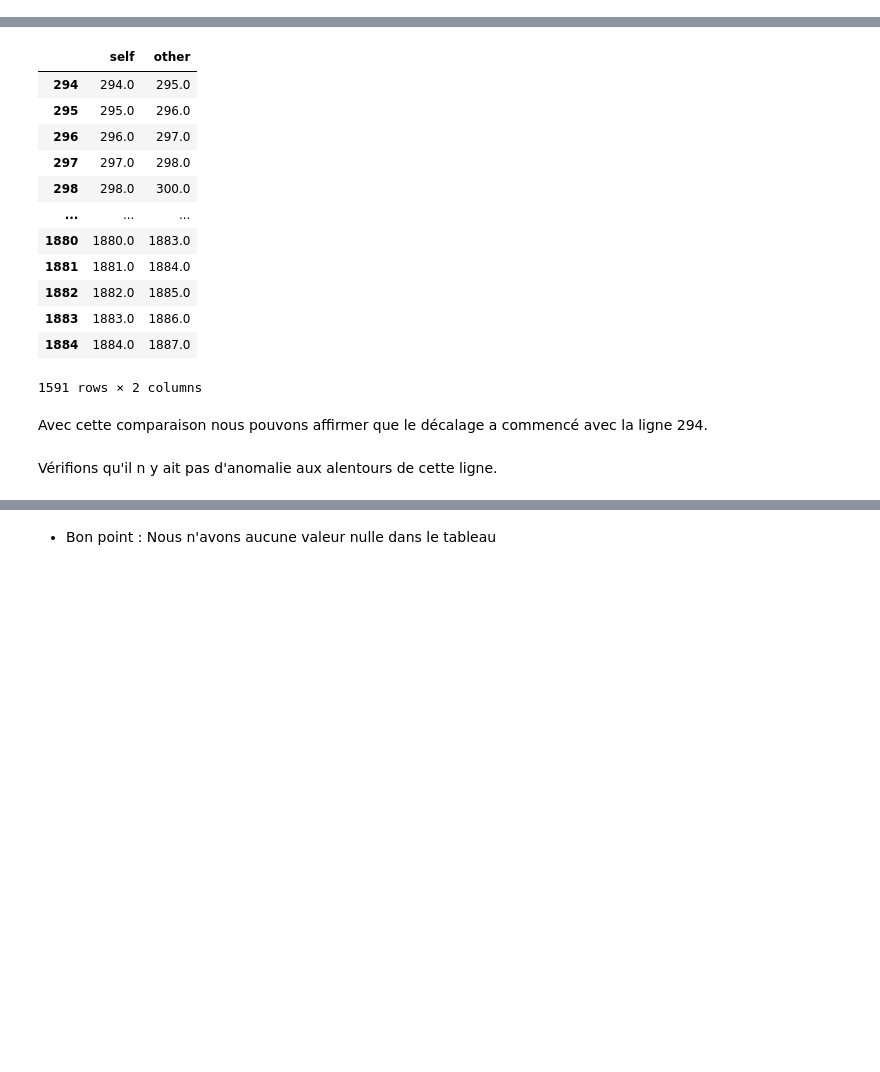
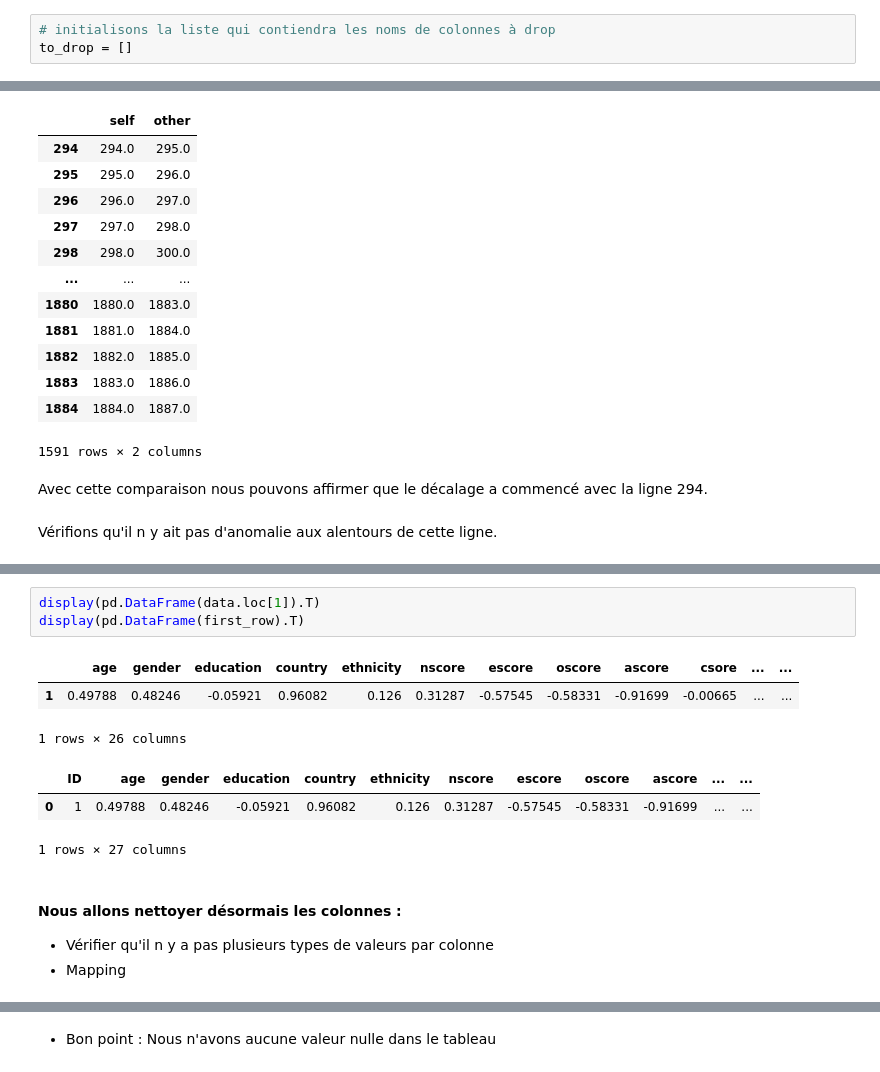
Before and after one commit to RayaneBDJ/Data-Analysis, a Jupyter notebook: FinalTP.ipynb, the cells around one changed output, grey strips where cells are left out. Cells and saved outputs as stored; diff of their text form; blank space fills up the shorter version.

```diff
--- a/FinalTP.ipynb
+++ b/FinalTP.ipynb
@@ -174,0 +475,3 @@ Nous vérifierons que la première ligne reste la première ligne et que la dern
+# %%
+# initialisons la liste qui contiendra les noms de colonnes à drop
+to_drop = []
@@ -262 +663,15 @@ On pourra dans la phase 'Action' si besoin le créer et prédire ses scores et s
+# %%
+display(pd.DataFrame(data.loc[1]).T)
+display(pd.DataFrame(first_row).T)
+# %% [output]
+|  | age | gender | education | country | ethnicity | nscore | escore | oscore | ascore | csore | ... | ... |
+| 1 | 0.49788 | 0.48246 | -0.05921 | 0.96082 | 0.126 | 0.31287 | -0.57545 | -0.58331 | -0.91699 | -0.00665 | ... | ... |
+1 rows × 26 columns
+|  | ID | age | gender | education | country | ethnicity | nscore | escore | oscore | ascore | ... | ... |
+| 0 | 1 | 0.49788 | 0.48246 | -0.05921 | 0.96082 | 0.126 | 0.31287 | -0.57545 | -0.58331 | -0.91699 | ... | ... |
+1 rows × 27 columns
+# %% [markdown]
+#### Nous allons nettoyer désormais les colonnes :
+- Vérifier qu'il n y a pas plusieurs types de valeurs par colonne
+- Mapping
 # %%
```
Also changed, not shown: parts of 116 cells of this notebook, 2 other files.
